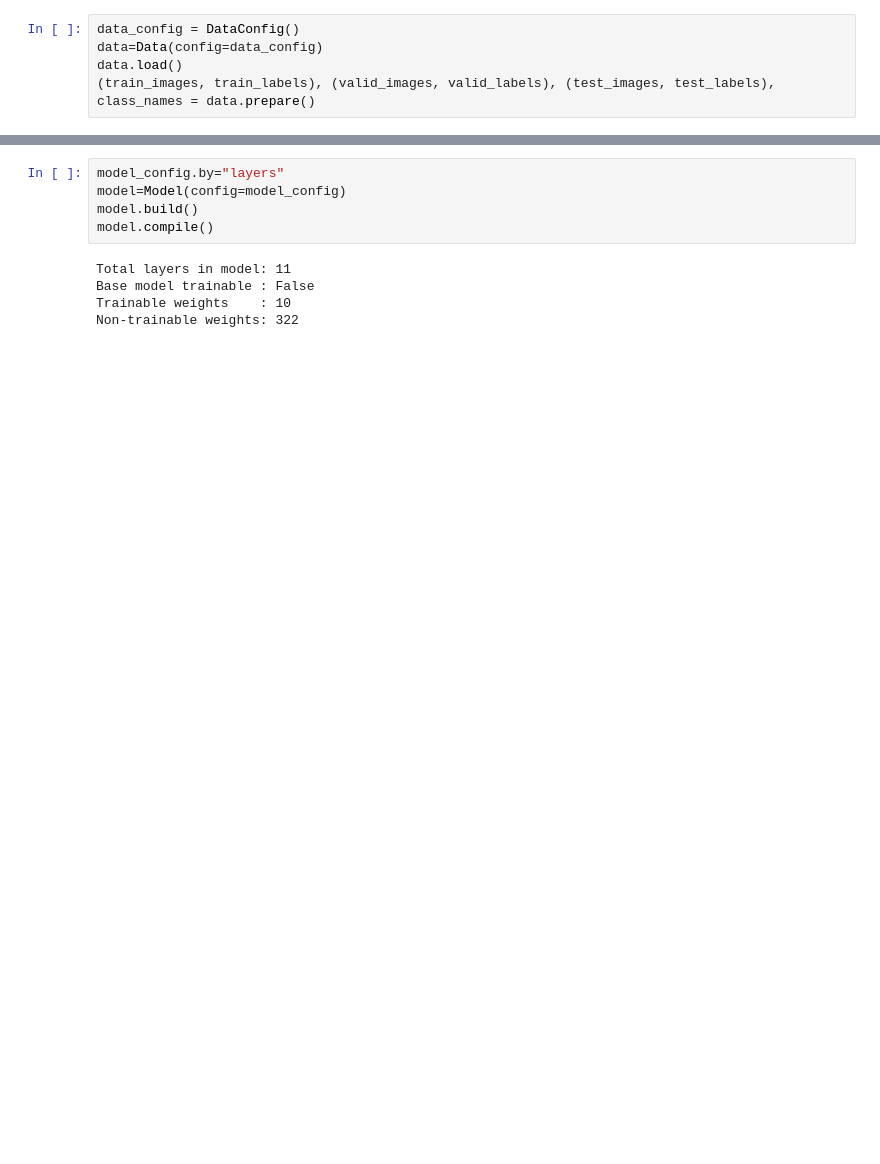
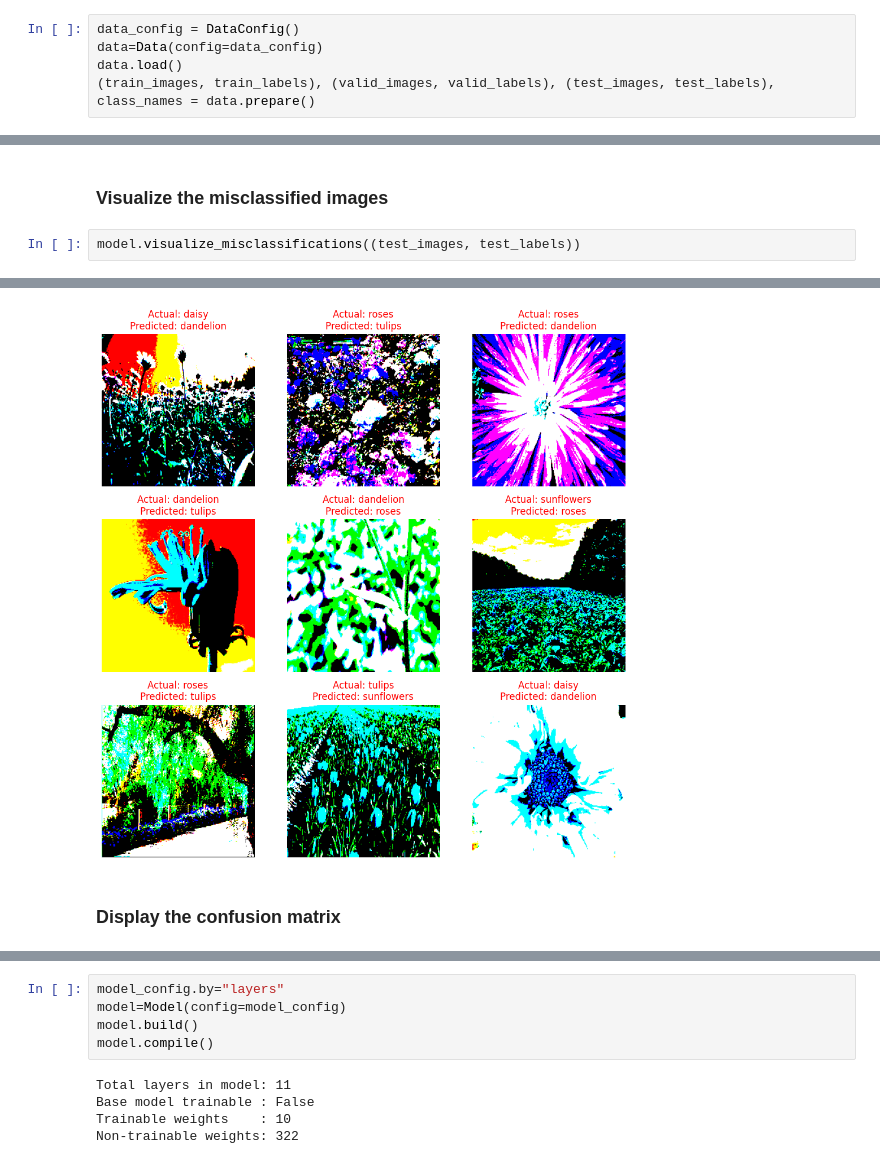
Before and after one commit to IsmaelMousa/playing-with-transfer-learning, a Jupyter notebook: resnet50.ipynb, the cells around one changed output, grey strips where cells are left out. Saved outputs shown, nothing was run; the diff lists cells and outputs as text; blank space fills up the shorter version.

```diff
--- a/resnet50.ipynb
+++ b/resnet50.ipynb
@@ -119 +137,6 @@ WARNING:matplotlib.image:Clipping input data to the valid range for imshow with
        dtype=float32)>]
+# %% [markdown]
+### Visualize the misclassified images
+# %%
+model.visualize_misclassifications((test_images, test_labels))
+# %% [output]
@@ -119,0 +153,3 @@ WARNING:matplotlib.image:Clipping input data to the valid range for imshow with
+[figure, added]
+# %% [markdown]
+### Display the confusion matrix
```
Also changed, not shown: parts of 33 cells of this notebook, 2 other files.
